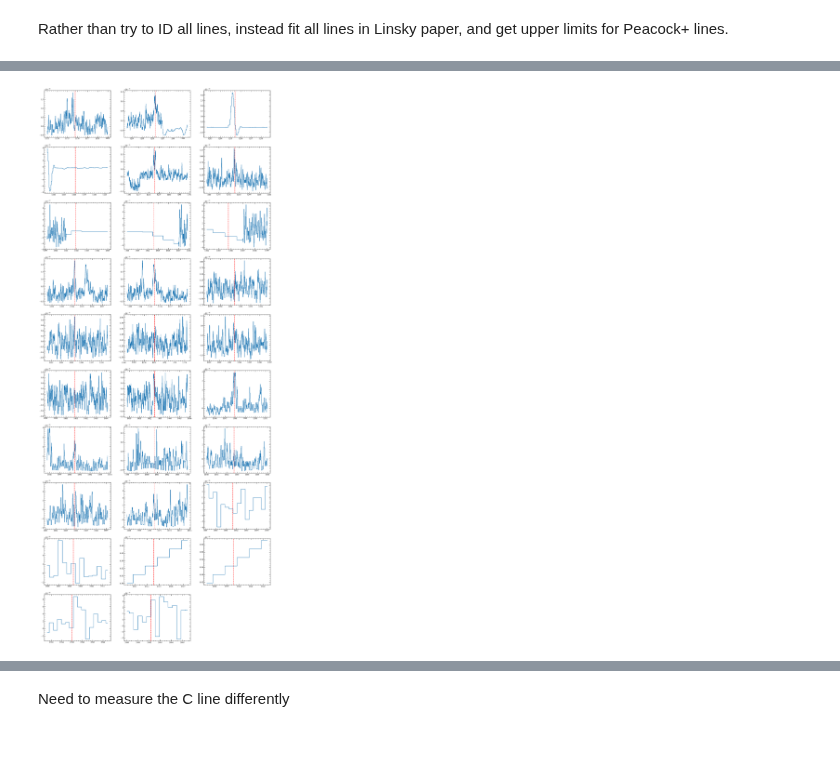
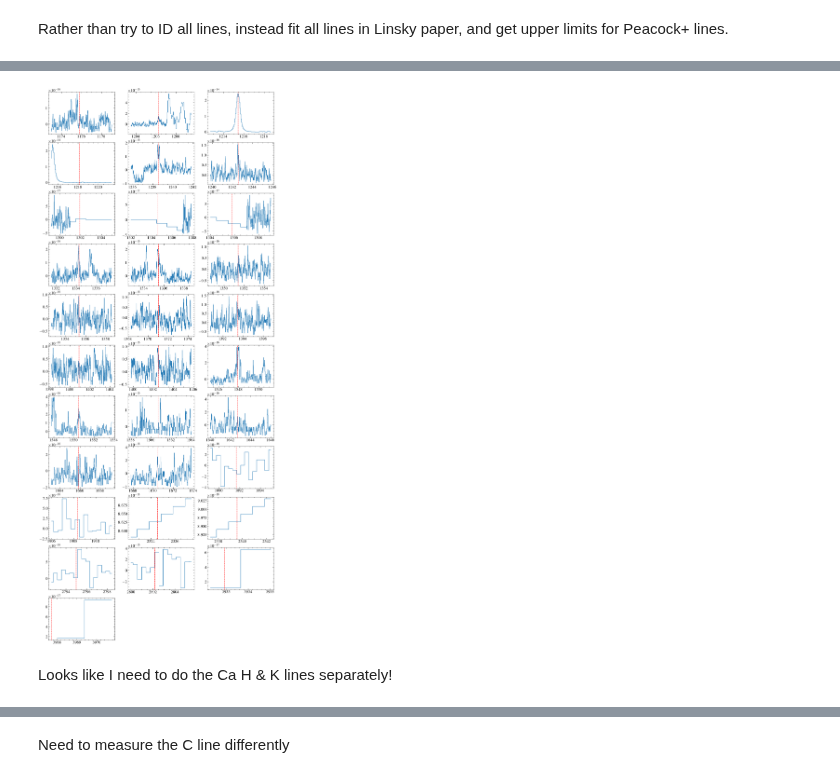
Before and after one commit to davidjwilson/SEDs, a Jupyter notebook: trappist-1/paper/line_measure.ipynb, the cells around one changed output, grey strips where cells are left out. Drawn from its saved outputs; the diff is of its cells as text; code cells hidden in the pictures; blank space fills up the shorter version.

```diff
--- a/trappist-1/paper/line_measure.ipynb
+++ b/trappist-1/paper/line_measure.ipynb
@@ -54,28 +54,30 @@ len(lines[lines > 1100])
 #t1data = Table.read('../combined/trappist-1_sed_var_res_v04.ecsv')
 t1data = Table.read('../../common/quicksaves/2MASS-J23062928-0502285_basic.ecsv')
 # %%
-w, f , e = t1data['WAVELENGTH'], t1data['FLUX'], t1data['ERROR']
+w, f , e = np.array(t1data['WAVELENGTH']), np.array(t1data['FLUX']), np.array(t1data['ERROR'])
 # %%
-cos_cut = (w > 1100) & (w < 3100)
+cos_cut = (w > 1100) & (w < 4200) #expanding to include Ca lines
 w, f, e = w[cos_cut], f[cos_cut], e[cos_cut]
 # %%
 smooth = 5
 dv = -56.3*u.km/u.s
 plt.figure(figsize=(20, 50))
 for i, line in enumerate(lines[lines > 1100]):
     line_mask = (w > line-3) & (w < line+3)
     w1, f1, e1 = w[line_mask], f[line_mask], e[line_mask]
     if line < 1750:
         f1 = convolve(f1,Box1DKernel(smooth))
         e1 = convolve(e1,Box1DKernel(smooth))/smooth**0.5
     #plt.figure(figsize=(5,5))
-    plt.subplot(10, 3, i+1)
+    plt.subplot(11, 3, i+1)
     plt.step(w1, f1, where='mid')
     dv_line = dv.to(u.AA, equivalencies=u.doppler_optical(line*u.AA))
     plt.axvline(dv_line.value, c='r', ls='--')
     #plt.show()
 # %% [output]
-[figure, old version]
+[figure, new version]
+# %% [markdown]
+Looks like I need to do the Ca H \& K lines separately!
 # %%
 line_data = [1176., 1206.51, 1218.344, 1238.821, 1242.804,
        1334.532, 1335.708, 1351.657,
```
Also changed, not shown: parts of 21 cells of this notebook, 11 other files.
